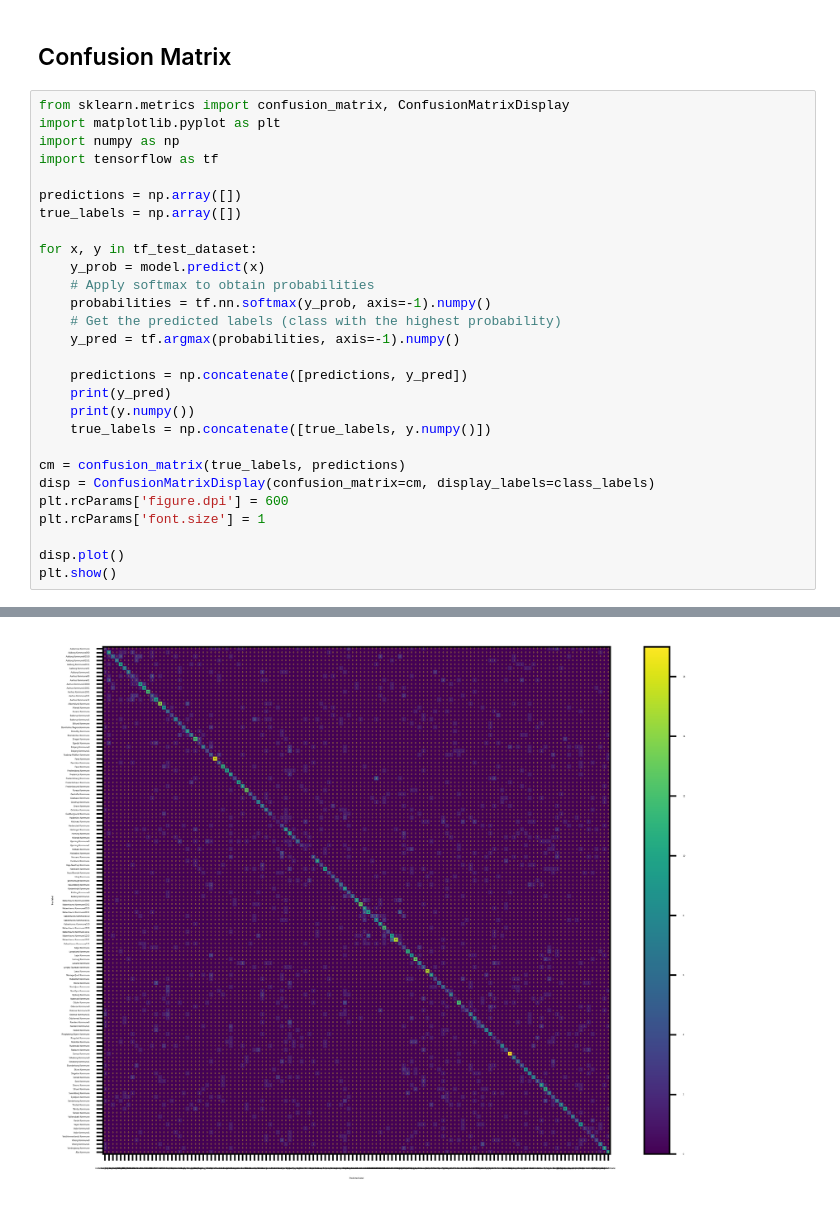
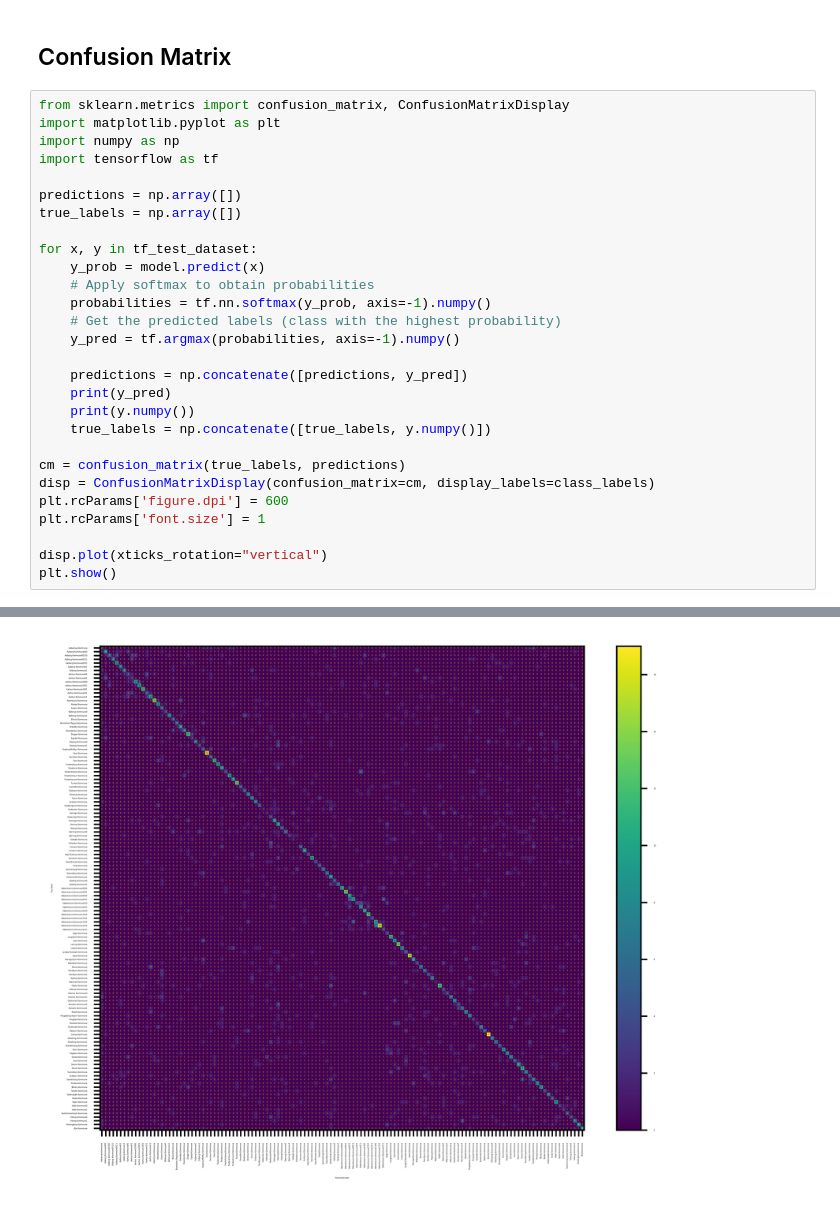
Before and after one commit to csiztom/dl-geolocation-vit, a Jupyter notebook: image-classification.ipynb, the cells around one changed output, grey strips where cells are left out. Cells and saved outputs as stored; diff of their text form.

Commit message:
vertical labels

```diff
--- a/image-classification.ipynb
+++ b/image-classification.ipynb
@@ -451,6 +451,6 @@ disp = ConfusionMatrixDisplay(confusion_matrix=cm, display_labels=class_labels)
 plt.rcParams['figure.dpi'] = 600
 plt.rcParams['font.size'] = 1
 
-disp.plot()
+disp.plot(xticks_rotation="vertical")
 plt.show()
 # %% [output]
@@ -474 +474 @@ plt.show()
-[figure, old version]
+[figure, new version]
```
Also changed, not shown: parts of 1 cell of this notebook.
